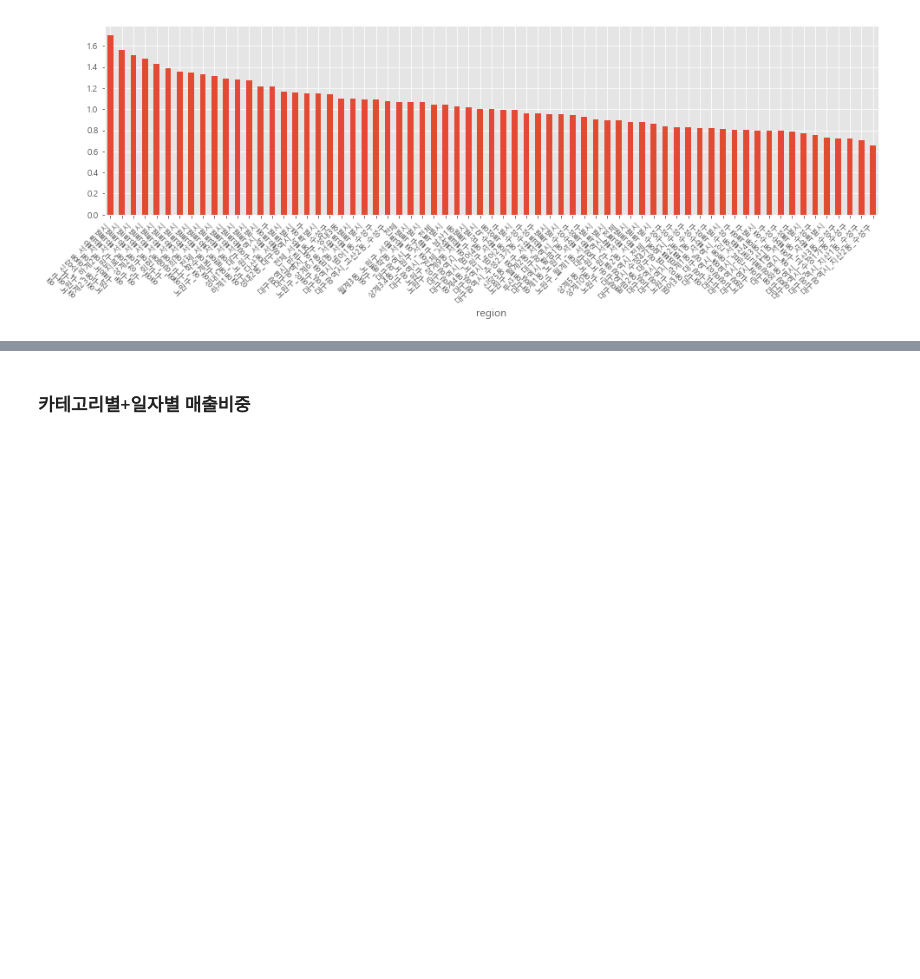
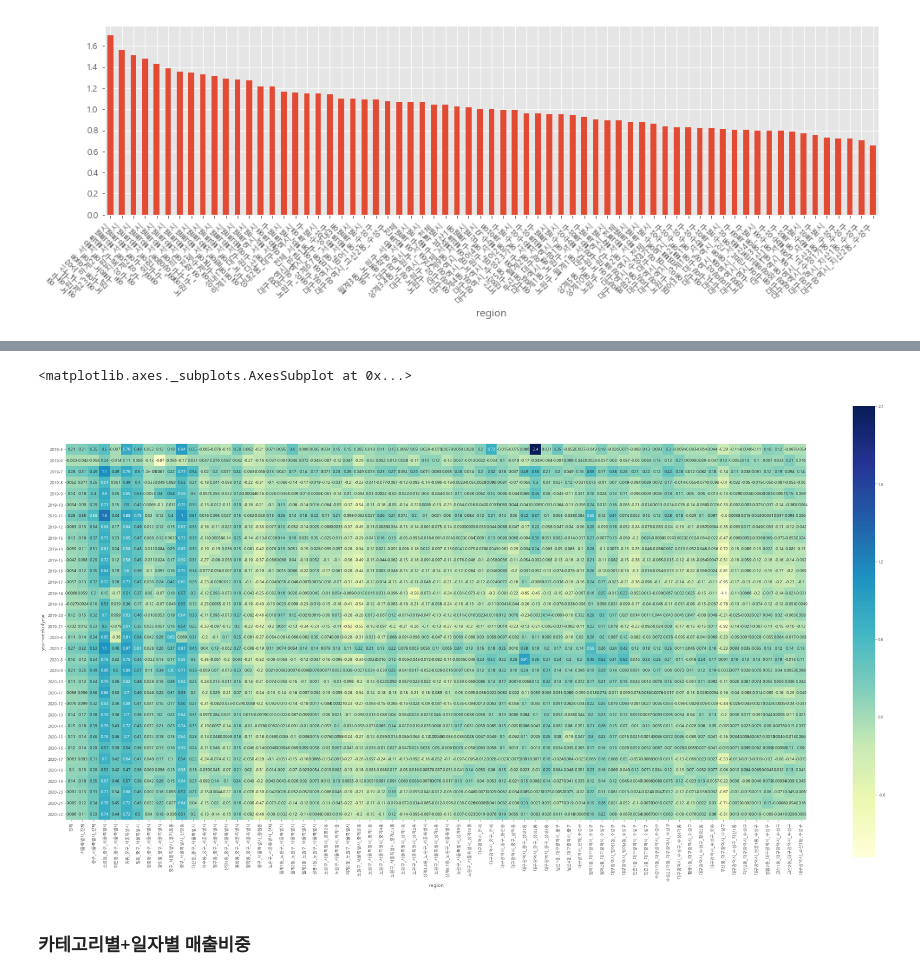
Before and after one commit to minkithub/bigcon2020, a Jupyter notebook: Jaewon/simple_EDA_유통.ipynb, the cells around one changed output, grey strips where cells are left out. Drawn from its saved outputs; the diff is of its cells as text; code cells hidden in the pictures; blank space fills up the shorter version.

```diff
--- a/Jaewon/simple_EDA_유통.ipynb
+++ b/Jaewon/simple_EDA_유통.ipynb
@@ -318,2 +394,9 @@ plt.xticks(rotation=45, fontsize=9, ha='right')
 # %%
 # by_dong[['PVN', 'BOR','mean_sales']].groupby(['PVN', 'BOR']).describe().drop([('대구광역시',  '전체'), ('서울특별시',  '전체'),(   '전체',  '전체')]).iloc[:,1:2].plot(kind='bar')
+# %%
+#주중과 주말의 매출차이
+sales_diff = by_dong.groupby(['year','weekofyear','weekday']).\
+        mean().\
+        reset_index().\
+        groupby(['year','weekofyear']).\
+        diff()
@@ -320,3 +442,15 @@ plt.xticks(rotation=45, fontsize=9, ha='right')
+# %%
+sales_diff.index = by_dong.groupby(['year','weekofyear','weekday']).\
+        mean().\
+        reset_index().\
+        set_index(['year','weekofyear']).\
+        index
+# %%
+plt.figure(figsize=(40,20))
+sns.heatmap(sales_diff.dropna(), cmap='YlGnBu',square=True, annot=True)
+# %% [output]
+<matplotlib.axes._subplots.AxesSubplot at 0x...>
+[figure, added]
 # %% [markdown]
 ### 카테고리별+일자별 매출비중
 # %% [markdown]
```
Also changed, not shown: parts of 32 cells of this notebook.
